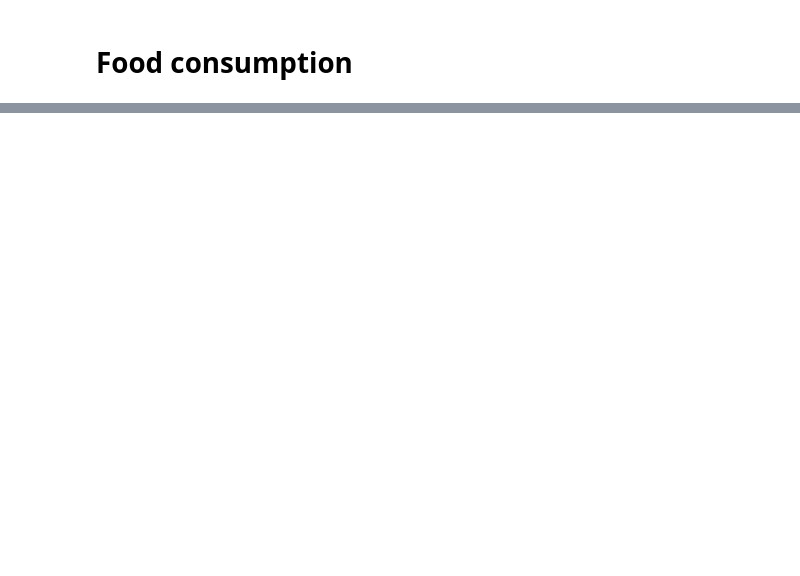
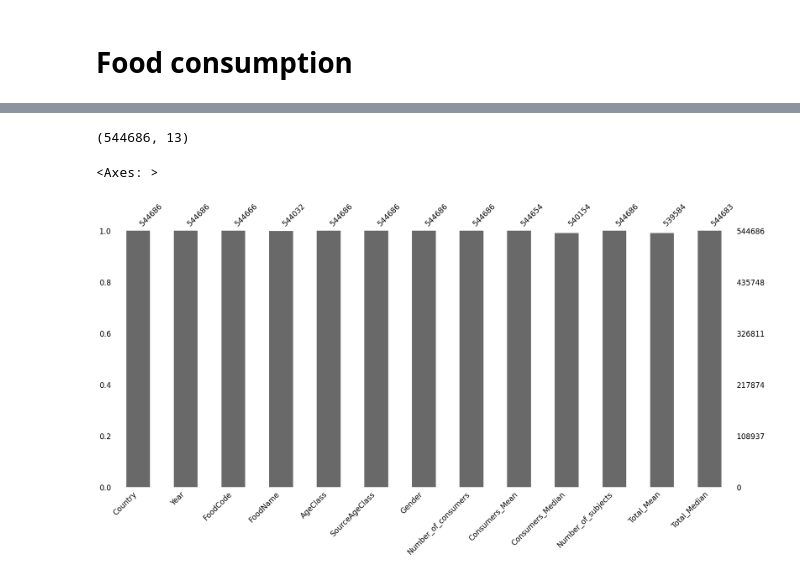
Before and after one commit to lukacjo/food_consumption, a Jupyter notebook: food_consumption.ipynb, the cells around one changed output, grey strips where cells are left out. Drawn from its saved outputs; the diff is of its cells as text; code cells hidden in the pictures; blank space fills up the shorter version.

```diff
--- a/food_consumption.ipynb
+++ b/food_consumption.ipynb
@@ -14,0 +19,4 @@
+# %%
+food=pd.read_csv("fullcifocoss.csv", on_bad_lines='skip', sep=';', skipinitialspace = True)
+pd.set_option('display.max_columns', None) # sprawiam że można przejżeć wszystkie columny ponieważ deafaultowo jest ograniczona ilość wyświetlanych kolumn
+food.head(19)
@@ -14,0 +59,2 @@
+# %%
+food = food.drop_duplicates()
@@ -14,0 +73,5 @@
+# %%
+food.drop(columns=food.loc[:, 'Consumers_P05':'Consumers_Standard_deviation'], inplace=True)
+food.drop(columns=food.loc[:, 'Total_P05':'ExtBWValue'], inplace=True)
+food = food.drop(['BW'], axis=1)
+food.head(10)
@@ -14,0 +90,9 @@
+# %%
+food.shape
+# %% [output]
+(544686, 13)
+# %%
+msno.bar(food)
+# %% [output]
+<Axes: >
+[figure, added]
```
Also changed, not shown: parts of 44 cells of this notebook.
